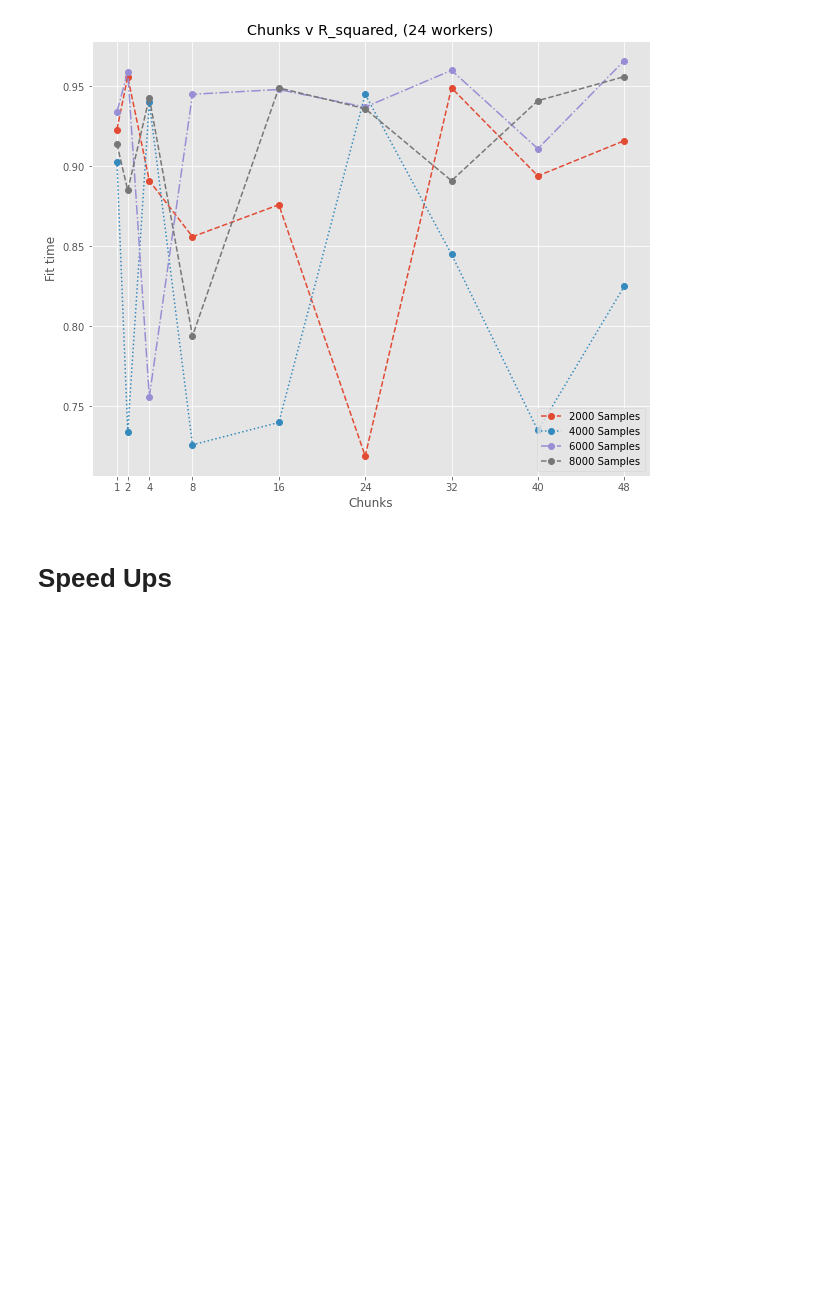
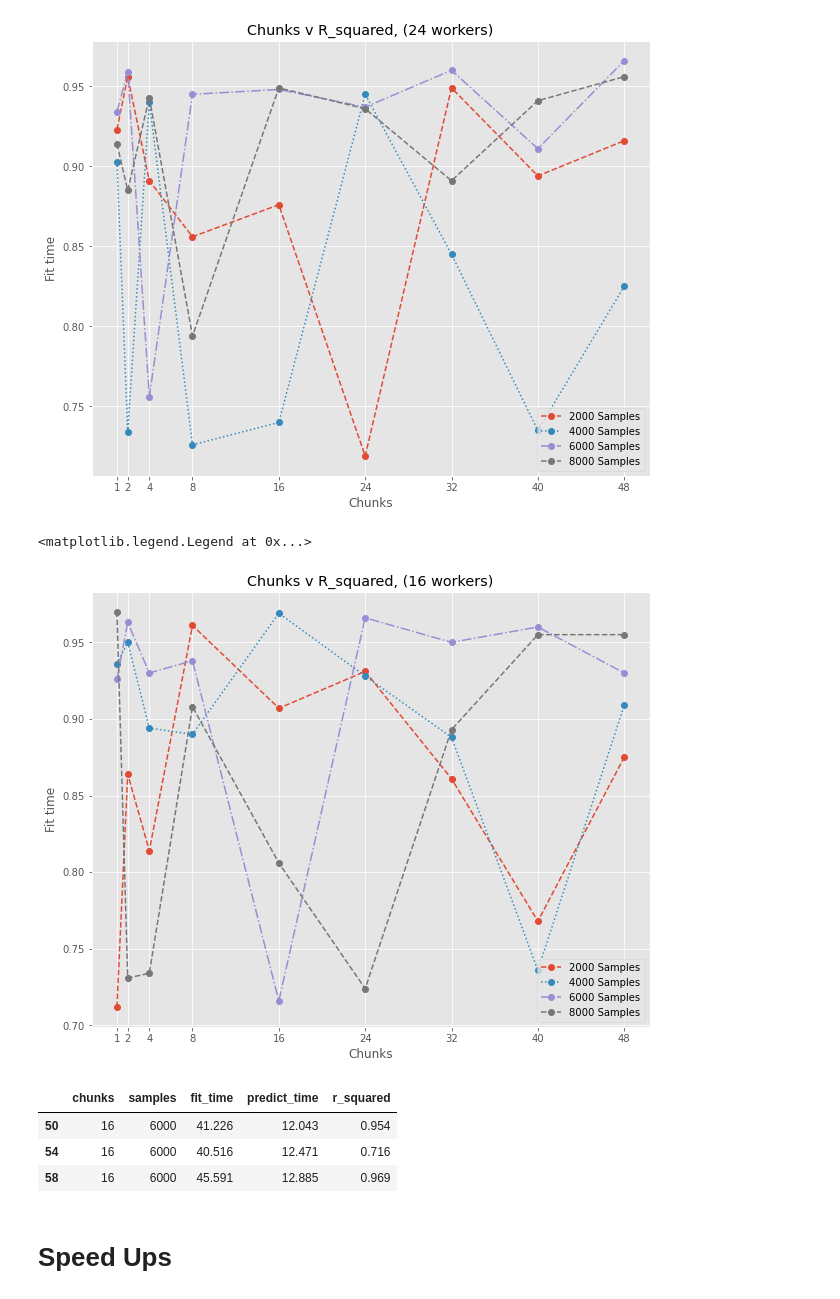
Before and after one commit to wd15/Pace_visualization, a Jupyter notebook: pace_visualization_alldata-big.ipynb, the cells around one changed output. Drawn from its saved outputs; the diff is of its cells as text; code cells hidden in the pictures; blank space fills up the shorter version.

```diff
--- a/pace_visualization_alldata-big.ipynb
+++ b/pace_visualization_alldata-big.ipynb
@@ -214,3 +214,20 @@ plt.legend()
 # %% [output]
 <matplotlib.legend.Legend at 0x...>
 [figure]
+# %%
+plt.style.use('ggplot')
+
+plt.figure(figsize=(10, 8))
+
+plt.plot(data2000_16.index, data2000_16.iloc[:,3],'o--', label='2000 Samples')
+plt.plot(data4000_16.index, data4000_16.iloc[:,3], 'o:', label='4000 Samples')
+plt.plot(data6000_16.index, data6000_16.iloc[:,3], 'o-.', label='6000 Samples')
+plt.plot(data8000_16.index, data8000_16.iloc[:,3], 'o--', label='8000 Samples')
+plt.xticks(data2000.index)
+plt.title('Chunks v R_squared, (16 workers)')
+plt.xlabel('Chunks')
+plt.ylabel('Fit time')
+plt.legend()
+# %% [output]
+<matplotlib.legend.Legend at 0x...>
+[figure, added]
@@ -217,3 +236,10 @@ plt.legend()
+# %%
+data6000_16_.loc[data6000_16_.samples == 6000].loc[data6000_16_.chunks == 16]
+# %% [output]
+|  | chunks | samples | fit_time | predict_time | r_squared |
+| 50 | 16 | 6000 | 41.226 | 12.043 | 0.954 |
+| 54 | 16 | 6000 | 40.516 | 12.471 | 0.716 |
+| 58 | 16 | 6000 | 45.591 | 12.885 | 0.969 |
 # %% [markdown]
 # Speed Ups
 # %%
```
Also changed, not shown: parts of 1 cell of this notebook.
